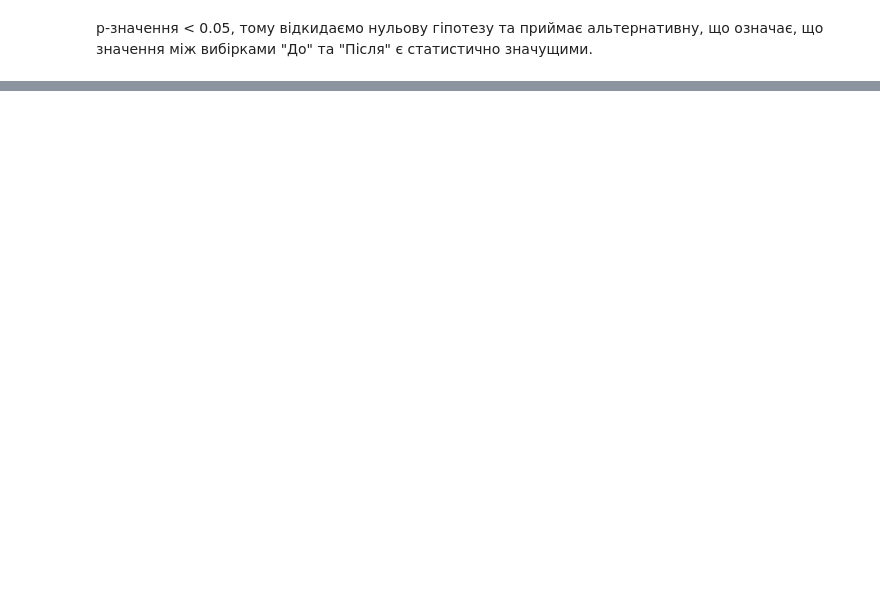
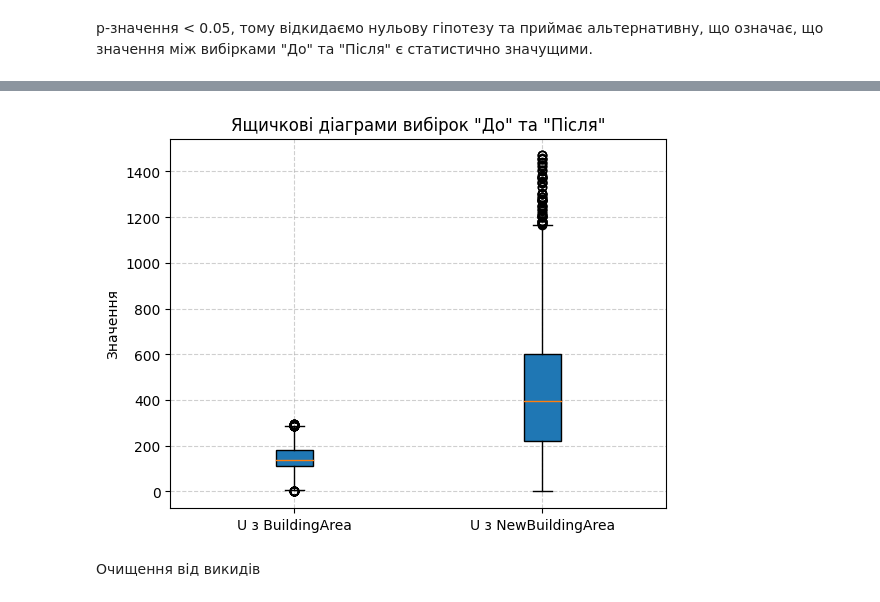
Before and after one commit to yeyevtushenko/AnalysisBMD_YevtusenkoBS-25, a Jupyter notebook: Обробка_та_аналіз_біомедичних_даних_БС_25_Євтушенко_КП_№4-5_.ipynb, the cells around one changed output, grey strips where cells are left out. Saved outputs shown, nothing was run; the diff lists cells and outputs as text; code cells hidden in the pictures; blank space fills up the shorter version.

```diff
--- a/Обробка_та_аналіз_біомедичних_даних_БС_25_Євтушенко_КП_№4-5_.ipynb
+++ b/Обробка_та_аналіз_біомедичних_даних_БС_25_Євтушенко_КП_№4-5_.ipynb
@@ -307,0 +322,17 @@ p-значення < 0.05, тому відкидаємо нульову гіпо
+# %%
+before_data = melb[melb["Type"] == "u"]["BuildingArea"]
+after_data = melb[melb["Type"] == "u"]["NewBuildingArea"]
+# %%
+data = [before_data, after_data]
+fig, ax = plt.subplots()
+ax.boxplot(data, patch_artist=True, labels=['U з BuildingArea', 'U з NewBuildingArea'])
+
+# Покращення візуалізації
+ax.set_title('Ящичкові діаграми вибірок "До" та "Після"')
+ax.set_ylabel ('Значення')
+plt.grid(True, linestyle='--', alpha=0.6)
+plt.show()
+# %% [output]
+[figure, added]
+# %% [markdown]
+Очищення від викидів
```
Also changed, not shown: parts of 20 cells of this notebook.
